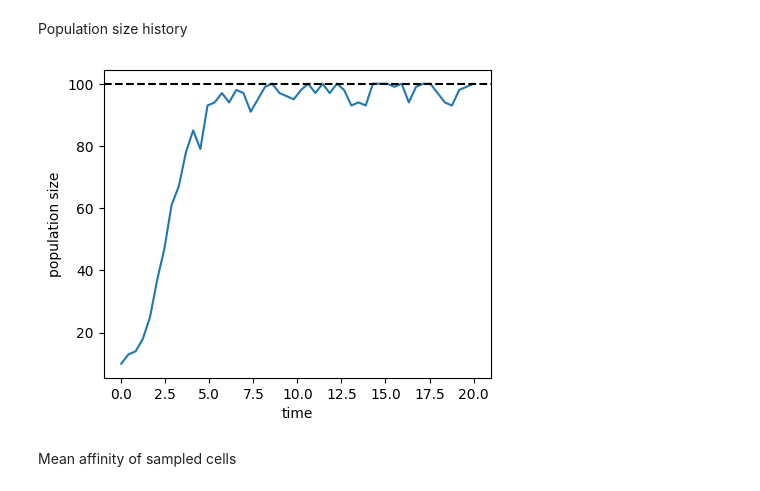
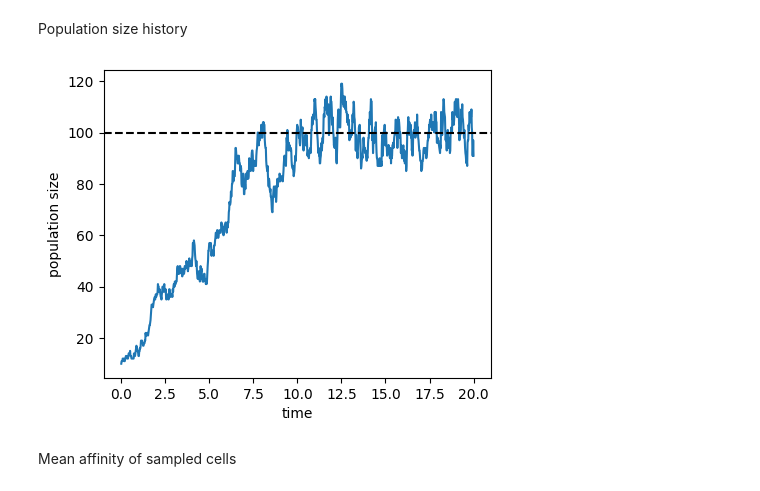
Before and after one commit to matsengrp/gcdyn, a Jupyter notebook: notebooks/bdms_replay.ipynb, the cells around one changed output. Saved outputs shown, nothing was run; the diff lists cells and outputs as text; code cells hidden in the pictures.

```diff
--- a/notebooks/bdms_replay.ipynb
+++ b/notebooks/bdms_replay.ipynb
@@ -78,7 +79,7 @@ for iter in range(1000):
             capacity=capacity,
             init_population=init_population,
             min_survivors=min_survivors,
-            capacity_method="hard",
+            capacity_method="death",
             birth_mutations=False,
             seed=rng,
             verbose=False,
@@ -111,16 +112,16 @@ tree.render("x", "%%inline")
 # %% [markdown]
 Population size history
 # %%
-t_grid = np.linspace(0.001, time)
+t_grid = np.linspace(0.001, time, 1000)
 n_t = [len(tree.slice(t)) for t in t_grid]
 plt.figure(figsize=(5, 4))
 plt.plot(t_grid, n_t)
 plt.axhline(capacity, color="k", linestyle="--")
 plt.xlabel("time")
 plt.ylabel("population size")
 plt.show()
 # %% [output]
-[figure, old version]
+[figure, new version]
 # %%
 tree.sample_survivors(n=50, seed=rng)
 tree.prune()
```
Also changed, not shown: parts of 7 cells of this notebook, 2 other files.
